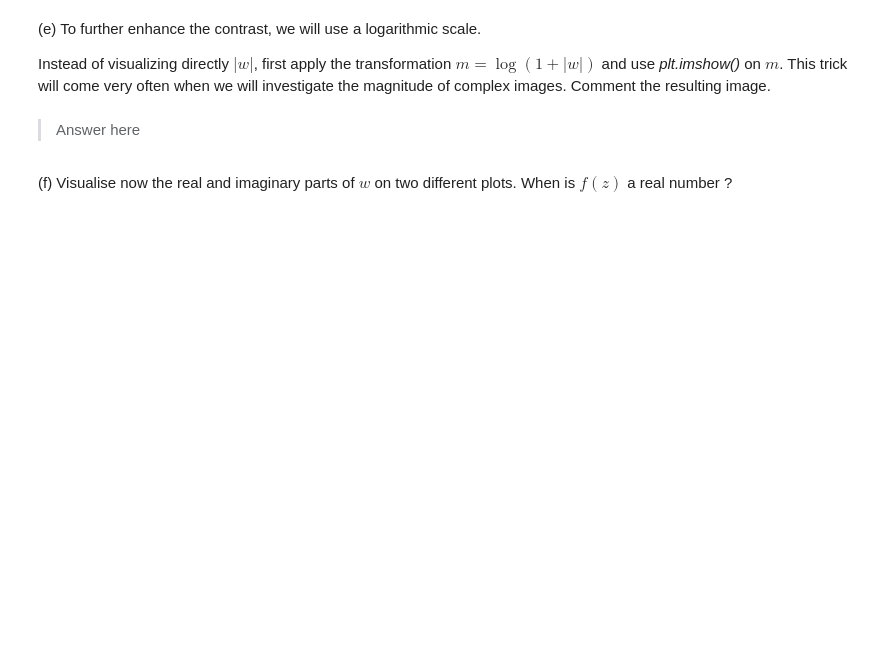
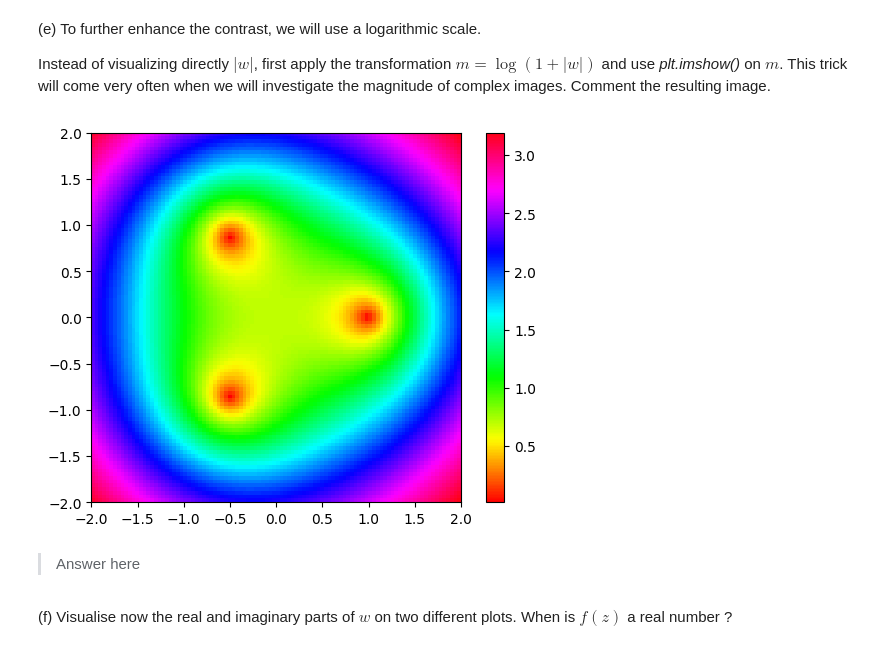
Before and after one commit to Arkanthara/digital_image_processing, a Jupyter notebook: TP7_donnet_michel.ipynb, the cells around one changed output. Cells and saved outputs as stored; diff of their text form; code cells hidden in the pictures; blank space fills up the shorter version.

```diff
--- a/TP7_donnet_michel.ipynb
+++ b/TP7_donnet_michel.ipynb
@@ -72,6 +132,13 @@ We also recommand to use the 'hsv' colormap which has stronger constrast than th
 (e) To further enhance the contrast, we will use a logarithmic scale.
 
 Instead of visualizing directly $|w|$,  first apply the transformation $m = \log(1 + |w|)$ and use *plt.imshow()* on $m$. This trick will come very often when we will investigate the magnitude of complex images. Comment the resulting image.
+# %%
+plt.figure()
+plt.imshow(np.log(1 + np.abs(w)), cmap='hsv', extent=(-2, 2, -2, 2))
+plt.colorbar()
+plt.show()
+# %% [output]
+[figure, added]
 # %% [markdown]
 > Answer here
 # %% [markdown]
```
Also changed, not shown: parts of 11 cells of this notebook.
